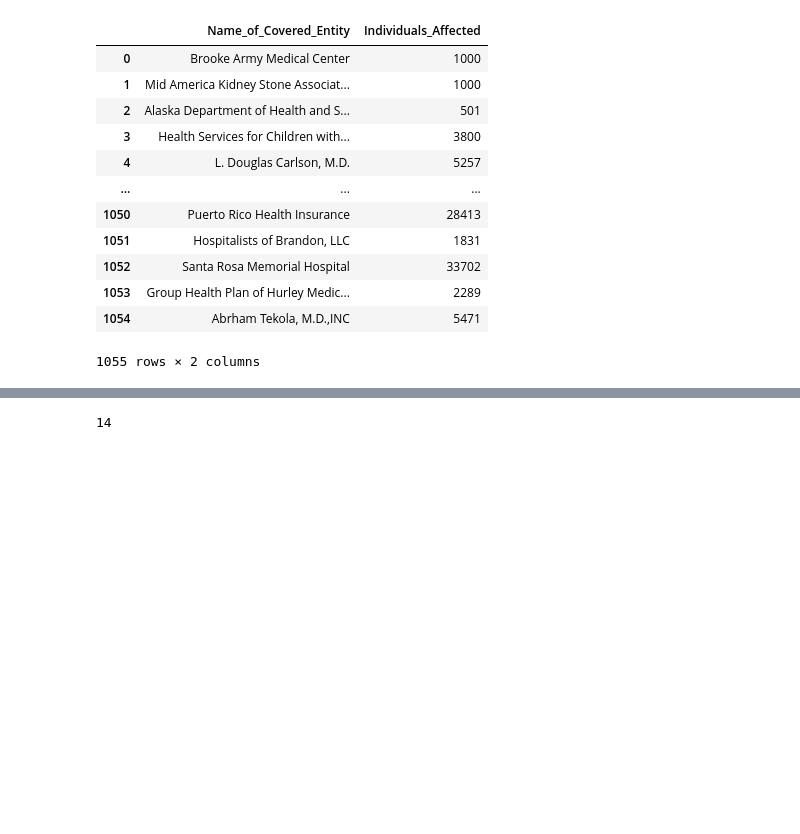
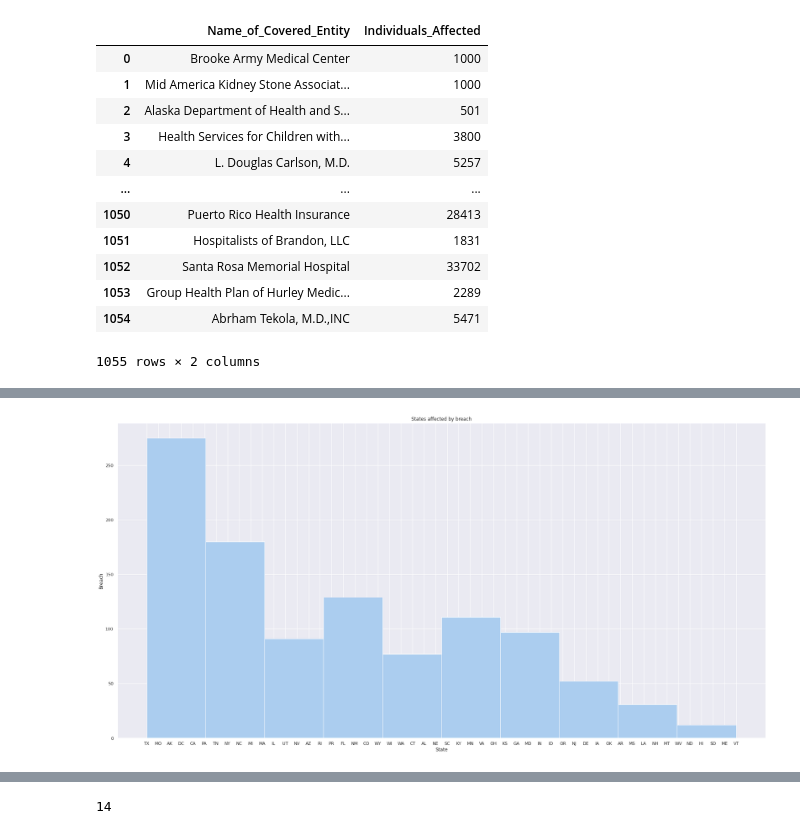
Before and after one commit to hmulli2/Data-analysis-cyber-security, a Jupyter notebook: Cyber_security_data_analysis.ipynb, the cells around one changed output, grey strips where cells are left out. Cells and saved outputs as stored; diff of their text form; code cells hidden in the pictures; blank space fills up the shorter version.

```diff
--- a/Cyber_security_data_analysis.ipynb
+++ b/Cyber_security_data_analysis.ipynb
@@ -37,0 +62,3 @@ display(data.loc[:, ['Name_of_Covered_Entity','Individuals_Affected']])
+# %%
+data['breach_start'] = pd.to_datetime(data['breach_start'])
+print(data['breach_start'].dtypes)
@@ -37,0 +92,19 @@ display(data.loc[:, ['Name_of_Covered_Entity','Individuals_Affected']])
+# %%
+#States affected bar graph
+#bins = [40,50,60,70,80,90,100]
+
+plt.figure(figsize=(30,15))
+
+plt.hist(data.State, color='#abcdef')
+
+#plt.xticks(bins)
+
+plt.ylabel('Breach')
+plt.xlabel('State')
+plt.title('States affected by breach')
+
+#plt.savefig('histogram.png', dpi=300)
+
+plt.show()
+# %% [output]
+[figure, added]
```
Also changed, not shown: parts of 10 cells of this notebook.
